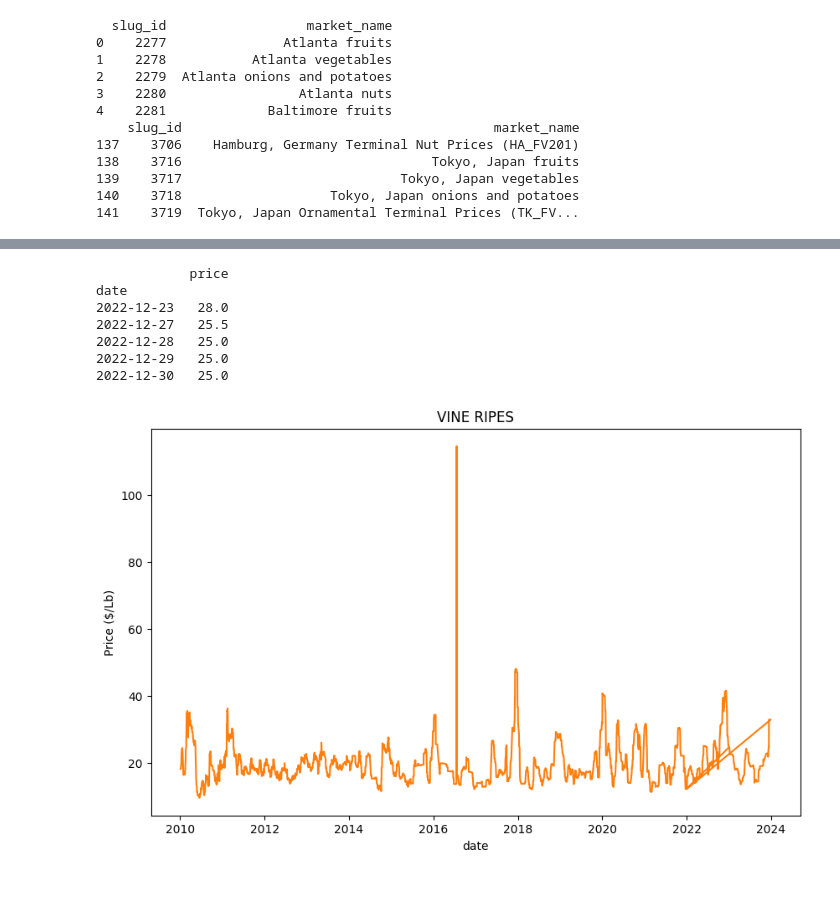
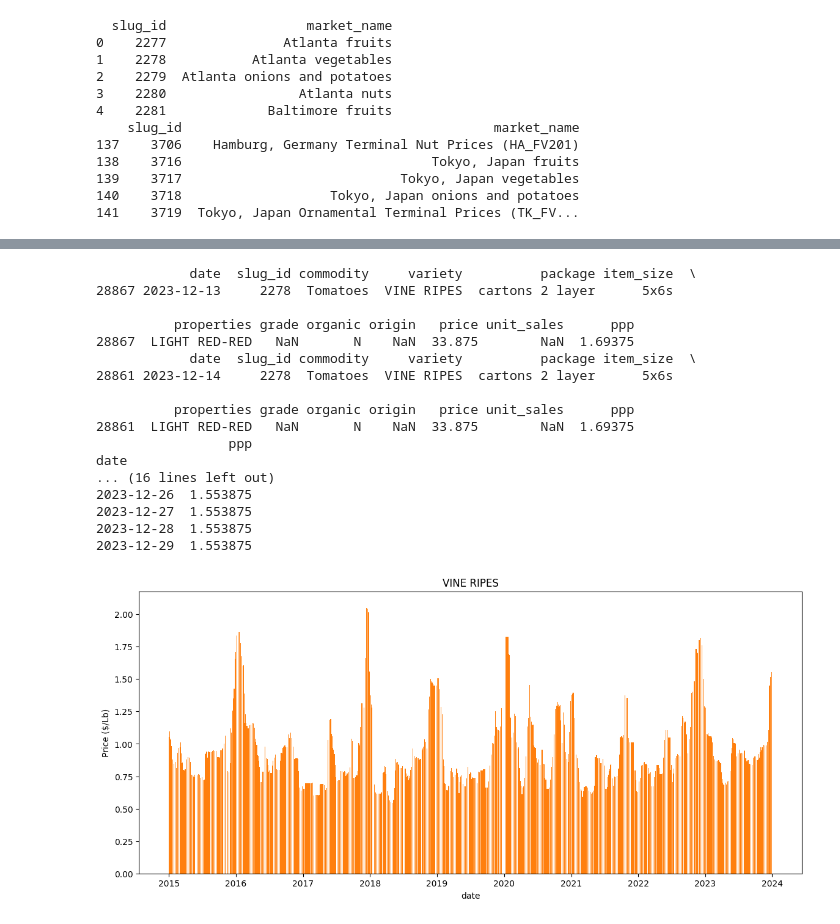
Before and after one commit to saravanadinesh/ProducePrices, a Jupyter notebook: usda_mmn_demo.ipynb, the cells around one changed output, grey strips where cells are left out. Drawn from its saved outputs; the diff is of its cells as text; code cells hidden in the pictures; blank space fills up the shorter version.

Commit message:
Code is fully functional. Tomato prices in Atlatanta barely has a trend, which is surprising. Perhaps, data from other terminal markets will show a better pattern

```diff
--- a/usda_mmn_demo.ipynb
+++ b/usda_mmn_demo.ipynb
@@ -119,0 +58,4 @@ print(pound_mapper)
+# %%
+temp_df  =prices_df[['variety', 'package']].dropna()
+vp_tuples = tuple(map(tuple, temp_df[['variety', 'package']].drop_duplicates().values))
+pprint(vp_tuples)
@@ -119,0 +80,3 @@ print(pound_mapper)
+# %%
+pound_mapper = get_package_weight_map(commodity=commodity, variety_package=vp_tuples, debug_prints=True)
+print(pound_mapper)
@@ -120,12 +102,11 @@ print(pound_mapper)
 # %%
-for variety in variety_list:
-    if (variety == 'VINE RIPE - HEIRLOOM VARIETIES') and (package=='11 lb flats'):
-        print('here')
-    for package in package_types:
-        print(variety+':'+package )
-        indices = prices_df[(prices_df.variety==variety)&(prices_df.package==package)].index
-        pounds = pound_mapper[(pound_mapper.variety==variety)&(pound_mapper.package==package)].iloc[0]['pounds']
-        prices_df.loc[indices,'ppp'] = prices_df.loc[indices, 'price']*pounds
+# Convert tomato prices to per-pound price
+for (variety, package) in vp_tuples:
+    print(str(variety)+':'+str(package))
+    indices = prices_df[(prices_df.variety==variety)&(prices_df.package==package)].index
+    pounds = pound_mapper[(pound_mapper.variety==variety)&(pound_mapper.package==package)].iloc[0]['pounds']
+    print(str(variety)+':'+str(package)+':'+str(pounds) )
+    prices_df.loc[indices,'ppp'] = prices_df.loc[indices, 'price']/pounds
 
 sample_size_original = prices_df.shape[0]
 prices_df.dropna(subset=['ppp'], inplace=True)
@@ -154,22 +134,40 @@ KeyboardInterrupt:
-# %%
-variety='VINE RIPES'
-onevarietydf = (prices_df[prices_df.variety==variety][['date', 'price']]).groupby(['date']).mean()
-print(onevarietydf.tail())
-# %% [output]
-            price
-date
-2022-12-23   28.0
-2022-12-27   25.5
-2022-12-28   25.0
-2022-12-29   25.0
-2022-12-30   25.0
+# %%
+variety='VINE RIPES'
+subdf = prices_df[(prices_df.variety==variety) &
+                  (prices_df.organic=="N") &
+                  (prices_df.package=="cartons 2 layer") &
+                  (prices_df.item_size=="5x6s")]
+pprint(subdf[(subdf.date.dt.year==2023) & (subdf.date.dt.month==12) & (subdf.date.dt.day==13)])
+pprint(subdf[(subdf.date.dt.year==2023) & (subdf.date.dt.month==12) & (subdf.date.dt.day==14)])
+# onevarietydf = (subdf[['date', 'ppp']]).groupby(['date']).mean()
+onevarietydf = (prices_df[['date', 'ppp']]).groupby(['date']).mean()
+#print(onevarietydf.index)
+print(onevarietydf.tail(20))
+# %% [output]
+            date  slug_id commodity     variety          package item_size  \
+28867 2023-12-13     2278  Tomatoes  VINE RIPES  cartons 2 layer      5x6s
+
+          properties grade organic origin   price unit_sales      ppp
+28867  LIGHT RED-RED   NaN       N    NaN  33.875        NaN  1.69375
+            date  slug_id commodity     variety          package item_size  \
+28861 2023-12-14     2278  Tomatoes  VINE RIPES  cartons 2 layer      5x6s
+
+          properties grade organic origin   price unit_sales      ppp
+28861  LIGHT RED-RED   NaN       N    NaN  33.875        NaN  1.69375
+                 ppp
+date
+... (16 lines left out)
+2023-12-26  1.553875
+2023-12-27  1.553875
+2023-12-28  1.553875
+2023-12-29  1.553875
 # %%
-fig,ax = plt.subplots(1,1,figsize=(10,6))
-ax.plot(onevarietydf.index, onevarietydf.price, color='tab:orange')
+fig,ax = plt.subplots(1,1,figsize=(14,6))
+ax.bar(onevarietydf.index, onevarietydf.ppp, color='tab:orange', width=1)
 ax.set_xlabel('date')
 ax.set_ylabel('Price ($/Lb)')
 
 plt.title(variety)
 plt.show()
 # %% [output]
-[figure, old version]
+[figure, new version]
```
Also changed, not shown: parts of 10 cells of this notebook, 2 other files.
